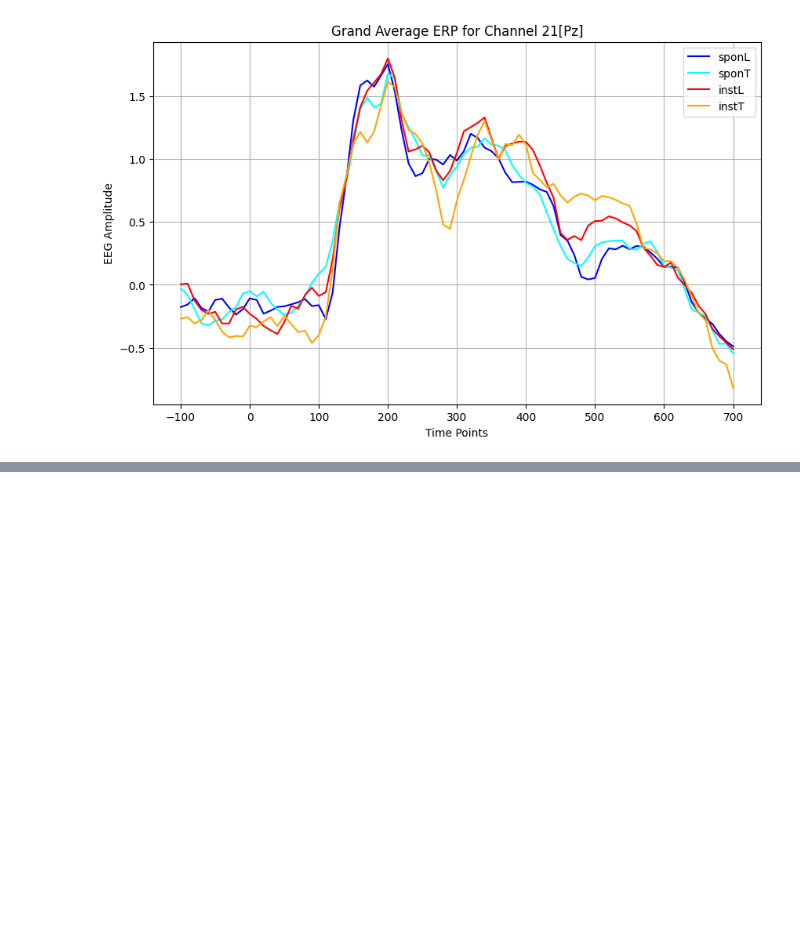
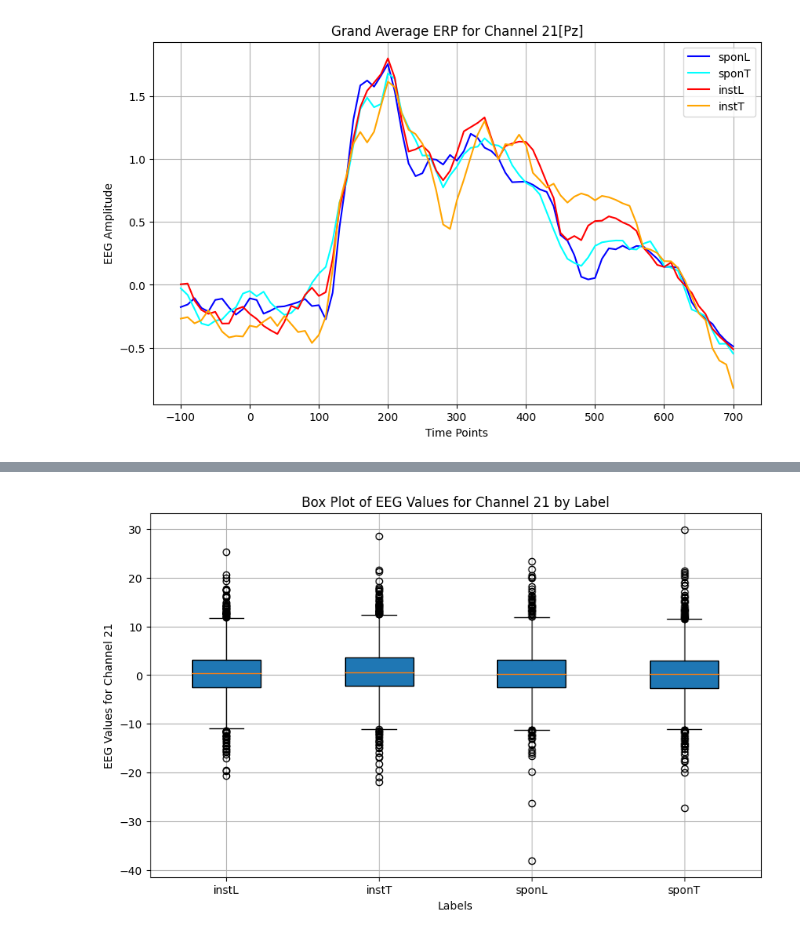
Before and after one commit to eldhosejoseph/thesis, a Jupyter notebook: BCI.ipynb, the cells around one changed output, grey strips where cells are left out. Saved outputs shown, nothing was run; the diff lists cells and outputs as text; code cells hidden in the pictures; blank space fills up the shorter version.

```diff
--- a/BCI.ipynb
+++ b/BCI.ipynb
@@ -391,0 +508,36 @@ def plot_all_channels():
+# %%
+def p300_df(df):
+    def time_window(l,u):
+          # Extract timestamps
+          timestamps = epos[0][0][0][5][0]  # Assuming timestamps are the same for all players
+
+          # Define the range for x-axis in milliseconds
+          x_range = (l, u)
+          timestamps_ms = np.array(timestamps)  # Convert timestamps to milliseconds
+
+          # Filter the timestamps to include only the desired range
+          valid_indices = np.where((timestamps_ms >= x_range[0]) & (timestamps_ms <= x_range[1]))[0]
+
+          return valid_indices
+
+    def eeg_window(eeg, timewindow):
+        eeg=[eeg[i] for i in time_window(timewindow[0],timewindow[1])]
+        return eeg
+
+
+    def mean(list):
+      mean=sum(list)/len(list)
+      return mean
+
+    def erp_time_window(eeg_df, time_window):
+      #eeg_df=dataset(channel_num)
+      x=eeg_df['x']
+      y=eeg_df['y']
+      x_new=[]
+      for i in range(len(x)):
+        x_new.append((eeg_window(x[i],time_window)))
+
+      eeg_df_n=pd.DataFrame({'x':x_new, 'y':y})
+      return eeg_df_n
+
+    return erp_time_window(df, [250, 500])
@@ -391,0 +560,6 @@ def plot_all_channels():
+# %%
+df=p300_df(expand_dataframe(dataset(channel)))
+channel_number=21
+plot_channel_boxplot(df, channel_number)
+# %% [output]
+[figure, added]
```
Also changed, not shown: parts of 20 cells of this notebook.
